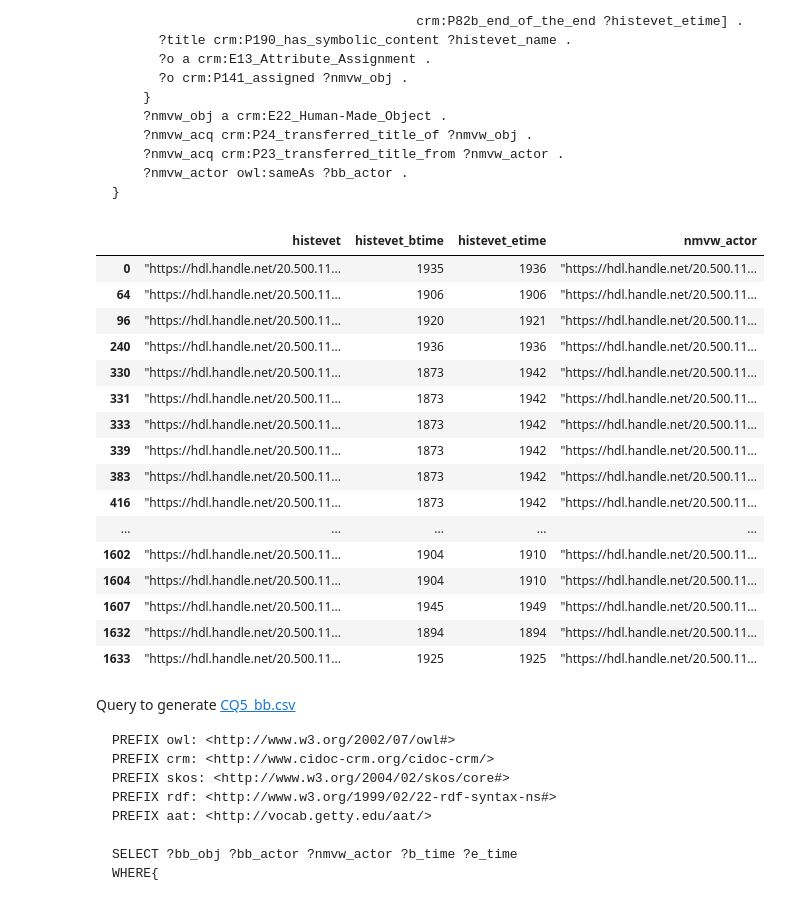
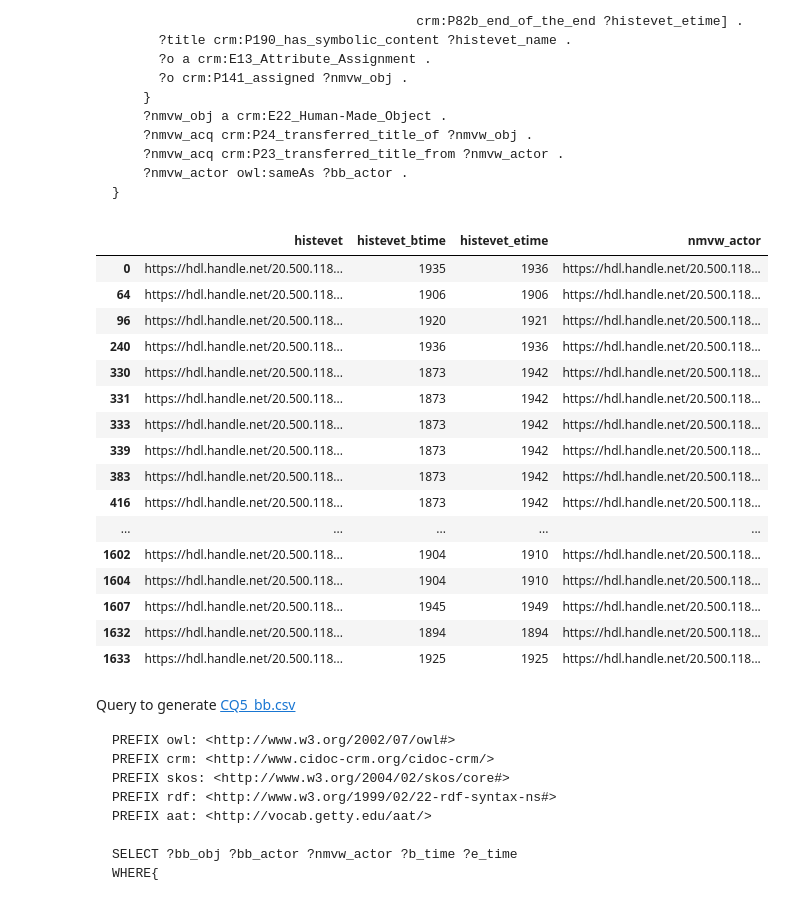
Before and after one commit to Shoilee/dh_entity_linking_v2, a Jupyter notebook: workflow/query/results.ipynb, the cells around one changed output. Cells and saved outputs as stored; diff of their text form; code cells hidden in the pictures.

```diff
--- a/workflow/query/results.ipynb
+++ b/workflow/query/results.ipynb
@@ -627,39 +627,40 @@ SELECT ?histevet ?histevet_btime ?histevet_etime ?nmvw_obj ?nmvw_actor
 # %%
 import pandas as pd
 
 def cleanup_time(x: str):
     # print(type(x))
     return int(str(x).replace('"', '').strip()[:4])
 
 df1 = pd.read_csv("CQ5_nmvw.csv")
+df1 = df1.map(lambda x: x.replace('"', '').strip() if isinstance(x, str) else x)
 df1 = df1.iloc[: , :-1]
 df1.columns = [ "histevet" , "histevet_btime" , "histevet_etime" , "nmvw_obj" , "nmvw_actor"]
 df1['histevet_btime'] = df1['histevet_btime'].apply(cleanup_time)
 df1['histevet_etime'] = df1['histevet_etime'].apply(cleanup_time)
 
 # drop the nmvw_obj
 df1 = df1.drop(['nmvw_obj'], axis=1)
 # Remove duplicate actor to event connections
 df1 = df1.drop_duplicates()
 df1
 # %% [output]
 |  | histevet | histevet_btime | histevet_etime | nmvw_actor |
-| 0 | "https://hdl.handle.net/20.500.11... | 1935 | 1936 | "https://hdl.handle.net/20.500.11... |
-| 64 | "https://hdl.handle.net/20.500.11... | 1906 | 1906 | "https://hdl.handle.net/20.500.11... |
-| 96 | "https://hdl.handle.net/20.500.11... | 1920 | 1921 | "https://hdl.handle.net/20.500.11... |
-| 240 | "https://hdl.handle.net/20.500.11... | 1936 | 1936 | "https://hdl.handle.net/20.500.11... |
-| 330 | "https://hdl.handle.net/20.500.11... | 1873 | 1942 | "https://hdl.handle.net/20.500.11... |
-| 331 | "https://hdl.handle.net/20.500.11... | 1873 | 1942 | "https://hdl.handle.net/20.500.11... |
-| 333 | "https://hdl.handle.net/20.500.11... | 1873 | 1942 | "https://hdl.handle.net/20.500.11... |
-| 339 | "https://hdl.handle.net/20.500.11... | 1873 | 1942 | "https://hdl.handle.net/20.500.11... |
-| 383 | "https://hdl.handle.net/20.500.11... | 1873 | 1942 | "https://hdl.handle.net/20.500.11... |
-| 416 | "https://hdl.handle.net/20.500.11... | 1873 | 1942 | "https://hdl.handle.net/20.500.11... |
+| 0 | https://hdl.handle.net/20.500.118... | 1935 | 1936 | https://hdl.handle.net/20.500.118... |
+| 64 | https://hdl.handle.net/20.500.118... | 1906 | 1906 | https://hdl.handle.net/20.500.118... |
+| 96 | https://hdl.handle.net/20.500.118... | 1920 | 1921 | https://hdl.handle.net/20.500.118... |
+| 240 | https://hdl.handle.net/20.500.118... | 1936 | 1936 | https://hdl.handle.net/20.500.118... |
+| 330 | https://hdl.handle.net/20.500.118... | 1873 | 1942 | https://hdl.handle.net/20.500.118... |
+| 331 | https://hdl.handle.net/20.500.118... | 1873 | 1942 | https://hdl.handle.net/20.500.118... |
+| 333 | https://hdl.handle.net/20.500.118... | 1873 | 1942 | https://hdl.handle.net/20.500.118... |
+| 339 | https://hdl.handle.net/20.500.118... | 1873 | 1942 | https://hdl.handle.net/20.500.118... |
+| 383 | https://hdl.handle.net/20.500.118... | 1873 | 1942 | https://hdl.handle.net/20.500.118... |
+| 416 | https://hdl.handle.net/20.500.118... | 1873 | 1942 | https://hdl.handle.net/20.500.118... |
 | ... | ... | ... | ... | ... |
-| 1602 | "https://hdl.handle.net/20.500.11... | 1904 | 1910 | "https://hdl.handle.net/20.500.11... |
-| 1604 | "https://hdl.handle.net/20.500.11... | 1904 | 1910 | "https://hdl.handle.net/20.500.11... |
-| 1607 | "https://hdl.handle.net/20.500.11... | 1945 | 1949 | "https://hdl.handle.net/20.500.11... |
-| 1632 | "https://hdl.handle.net/20.500.11... | 1894 | 1894 | "https://hdl.handle.net/20.500.11... |
-| 1633 | "https://hdl.handle.net/20.500.11... | 1925 | 1925 | "https://hdl.handle.net/20.500.11... |
+| 1602 | https://hdl.handle.net/20.500.118... | 1904 | 1910 | https://hdl.handle.net/20.500.118... |
+| 1604 | https://hdl.handle.net/20.500.118... | 1904 | 1910 | https://hdl.handle.net/20.500.118... |
+| 1607 | https://hdl.handle.net/20.500.118... | 1945 | 1949 | https://hdl.handle.net/20.500.118... |
+| 1632 | https://hdl.handle.net/20.500.118... | 1894 | 1894 | https://hdl.handle.net/20.500.118... |
+| 1633 | https://hdl.handle.net/20.500.118... | 1925 | 1925 | https://hdl.handle.net/20.500.118... |
 # %% [markdown]
 Query to generate [CQ5_bb.csv](CQ5_bb.csv)
 
```
Also changed, not shown: parts of 5 cells of this notebook, 1 other file.
